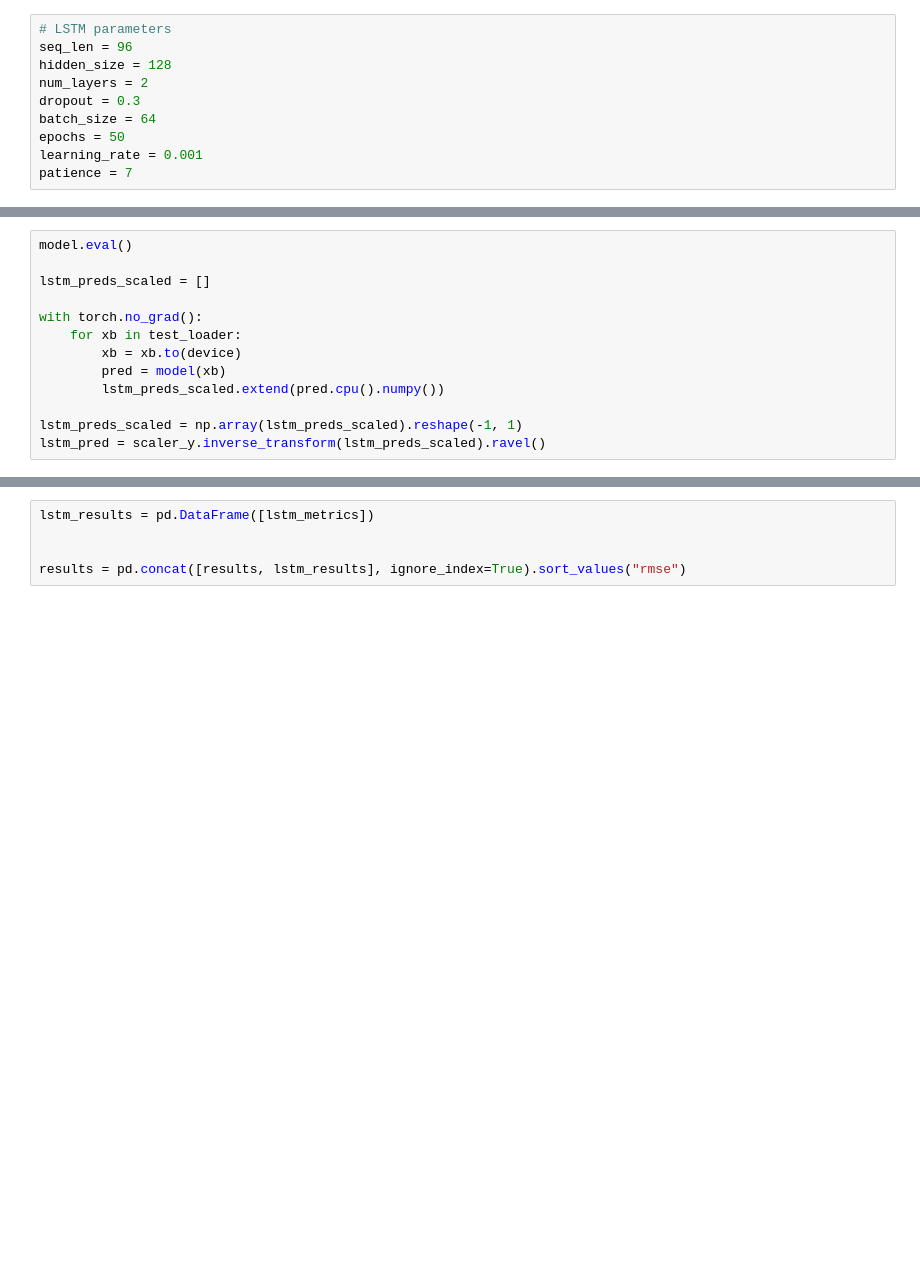
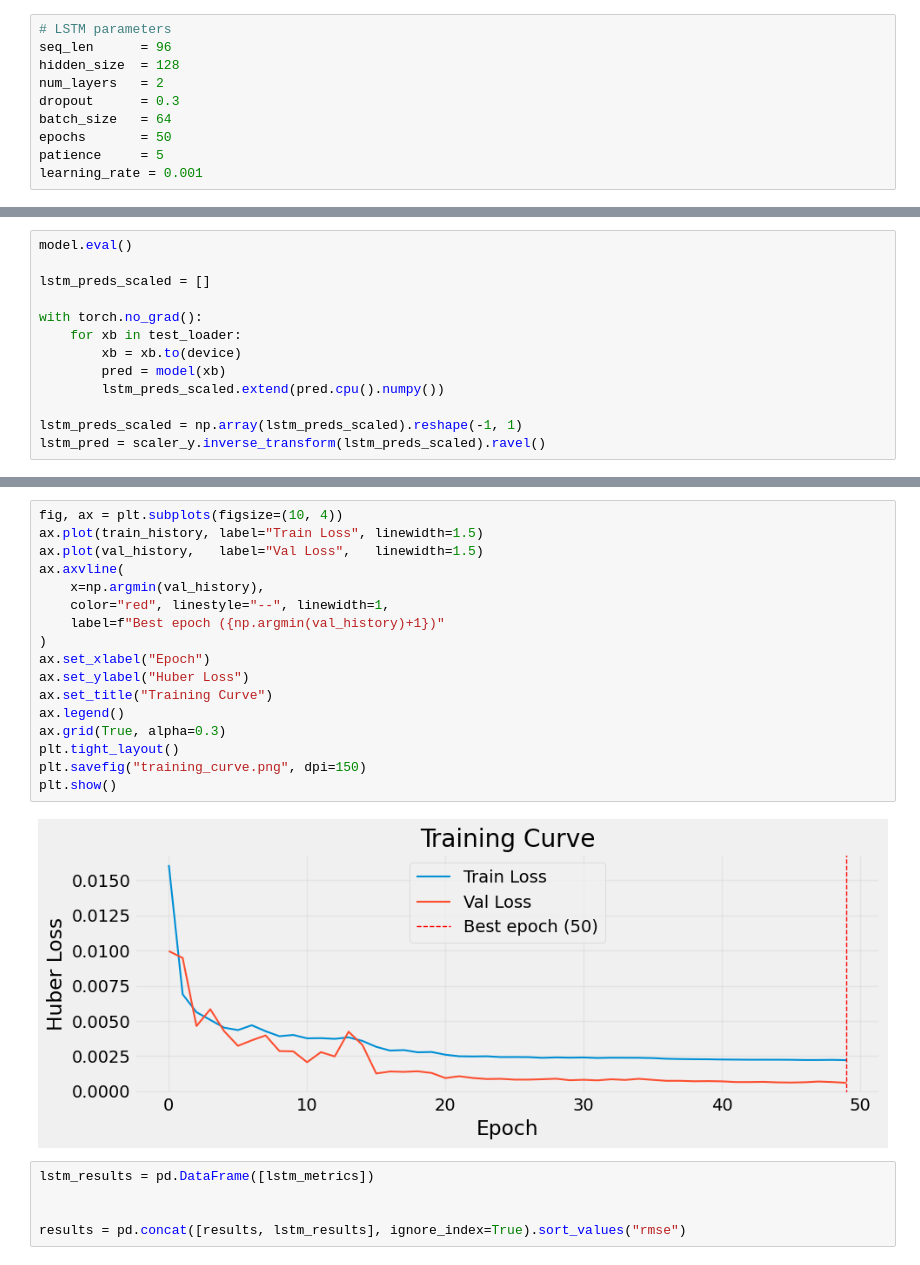
Before and after one commit to samithcsachi/grid-forecast, a Jupyter notebook: research/Model_Experiments.ipynb, the cells around one changed output, grey strips where cells are left out. Drawn from its saved outputs; the diff is of its cells as text; blank space fills up the shorter version.

```diff
--- a/research/Model_Experiments.ipynb
+++ b/research/Model_Experiments.ipynb
@@ -537,14 +538,14 @@ X_test_scaled = scaler_X.transform(X_test_values)
 y_train_scaled = scaler_y.fit_transform(y_train_values).ravel()
 # %%
 # LSTM parameters
-seq_len = 96
-hidden_size = 128
-num_layers = 2
-dropout = 0.3
-batch_size = 64
-epochs = 50
+seq_len      = 96
+hidden_size  = 128
+num_layers   = 2
+dropout      = 0.3
+batch_size   = 64
+epochs       = 50
+patience     = 5
 learning_rate = 0.001
-patience = 7
 # %%
 # Train/validation split from training data
 val_size = int(len(X_train_scaled) * 0.2)
@@ -696,3 +723,22 @@ LSTM Results
+# %%
+fig, ax = plt.subplots(figsize=(10, 4))
+ax.plot(train_history, label="Train Loss", linewidth=1.5)
+ax.plot(val_history,   label="Val Loss",   linewidth=1.5)
+ax.axvline(
+    x=np.argmin(val_history),
+    color="red", linestyle="--", linewidth=1,
+    label=f"Best epoch ({np.argmin(val_history)+1})"
+)
+ax.set_xlabel("Epoch")
+ax.set_ylabel("Huber Loss")
+ax.set_title("Training Curve")
+ax.legend()
+ax.grid(True, alpha=0.3)
+plt.tight_layout()
+plt.savefig("training_curve.png", dpi=150)
+plt.show()
+# %% [output]
+[figure, added]
 # %%
 lstm_results = pd.DataFrame([lstm_metrics])
 
```
Also changed, not shown: parts of 6 cells of this notebook, 1 other file.
